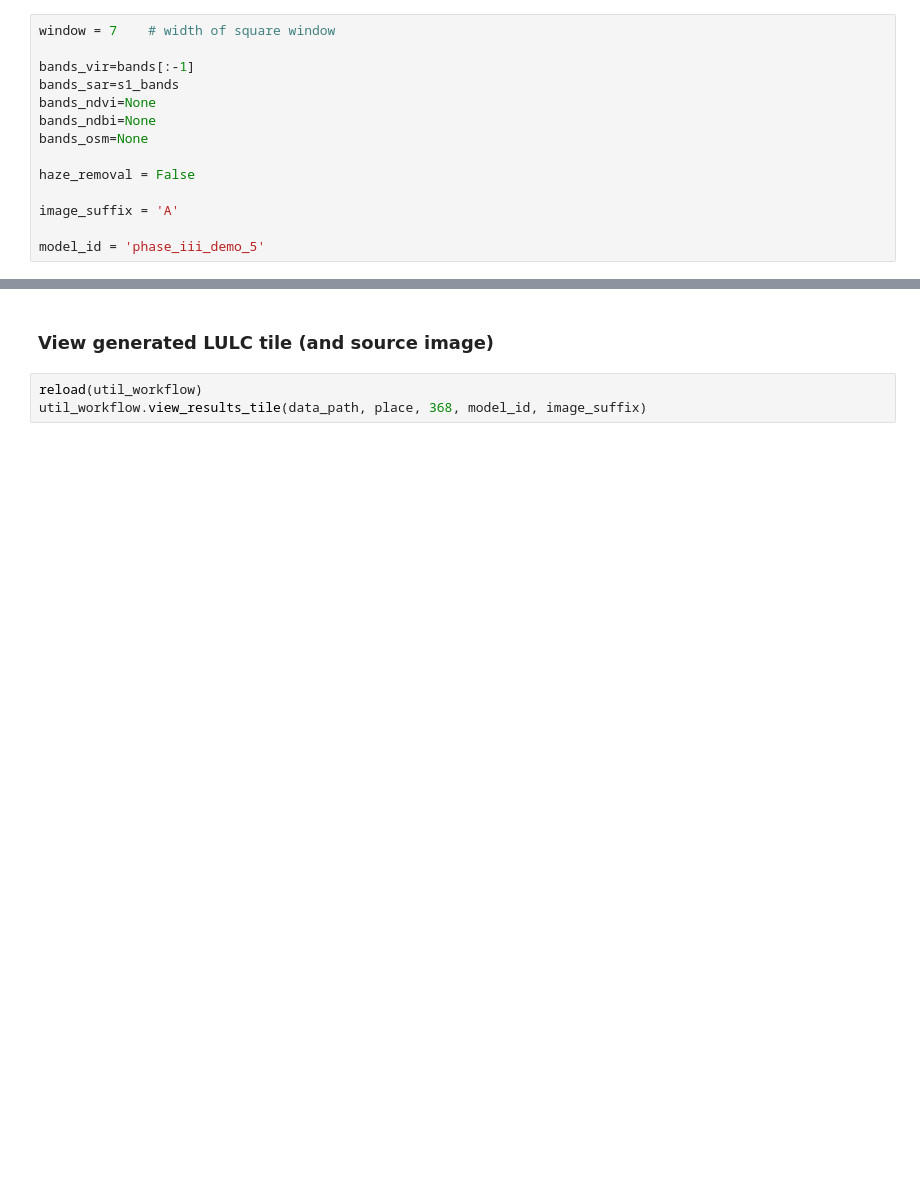
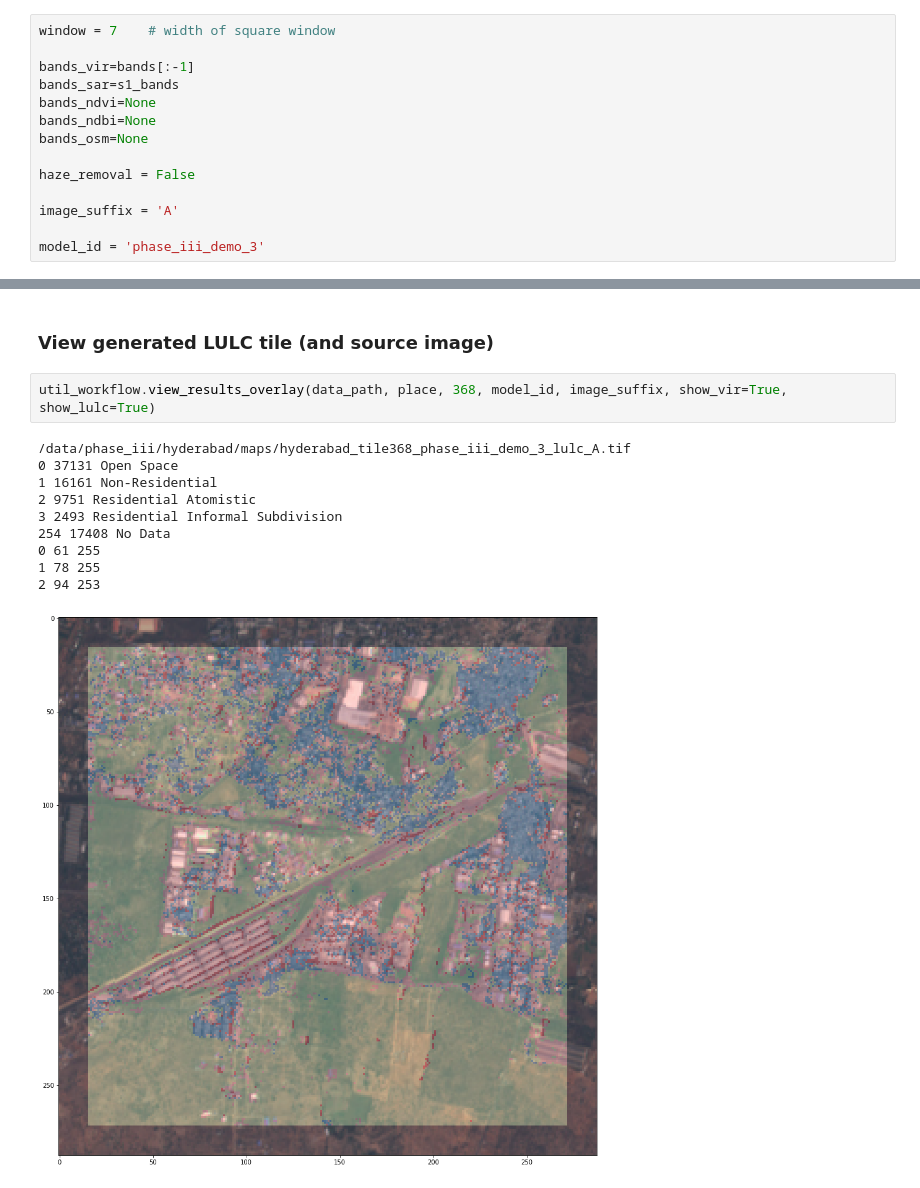
Before and after one commit to wri/UrbanLandUse, a Jupyter notebook: notebooks/core_apply-model.ipynb, the cells around one changed output, grey strips where cells are left out. Cells and saved outputs as stored; diff of their text form; blank space fills up the shorter version.

Commit message:
view lulc results tiles overlaid on s2 imagery

```diff
--- a/notebooks/core_apply-model.ipynb
+++ b/notebooks/core_apply-model.ipynb
@@ -165,7 +163,7 @@ haze_removal = False
 
 image_suffix = 'A'
 
-model_id = 'phase_iii_demo_5'
+model_id = 'phase_iii_demo_3'
 # %%
 stack_label, feature_count = util_workflow.build_stack_label(
         bands_vir=bands_vir,
@@ -203,5 +220,15 @@ util_workflow.classify_tiles(data_path, place, tiles, image_suffix,
 # %% [markdown]
 ### View generated LULC tile (and source image)
 # %%
-reload(util_workflow)
-util_workflow.view_results_tile(data_path, place, 368, model_id, image_suffix)
+util_workflow.view_results_overlay(data_path, place, 368, model_id, image_suffix, show_vir=True, show_lulc=True)
+# %% [output]
+/data/phase_iii/hyderabad/maps/hyderabad_tile368_phase_iii_demo_3_lulc_A.tif
+0 37131 Open Space
+1 16161 Non-Residential
+2 9751 Residential Atomistic
+3 2493 Residential Informal Subdivision
+254 17408 No Data
+0 61 255
+1 78 255
+2 94 253
+[figure, added]
```
Also changed, not shown: parts of 3 cells of this notebook, 1 other file.
